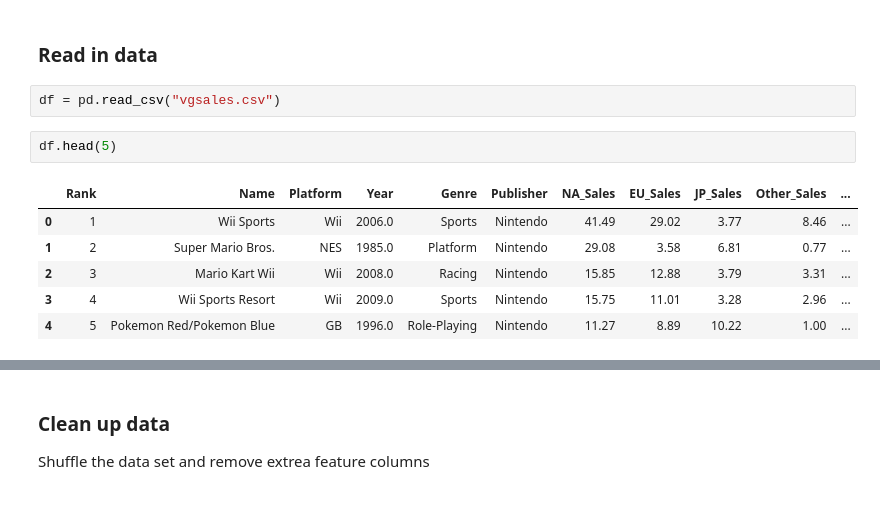
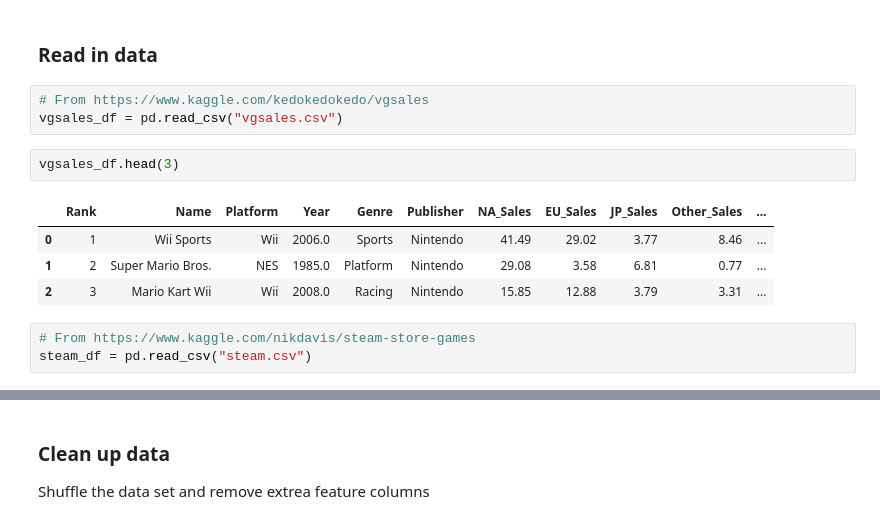
Before and after one commit to phxtho/VideoGameGenrePredictor, a Jupyter notebook: tensorflow/VideoGamesNLP.ipynb, the cells around one changed output, grey strips where cells are left out. Drawn from its saved outputs; the diff is of its cells as text.

```diff
--- a/tensorflow/VideoGamesNLP.ipynb
+++ b/tensorflow/VideoGamesNLP.ipynb
@@ -39,14 +39,16 @@ print(tf.__version__)
 ## Pre-processing
 # %% [markdown]
 ### Read in data
-# %%
-df = pd.read_csv("vgsales.csv")
-# %%
-df.head(5)
-# %% [output]
-|  | Rank | Name | Platform | Year | Genre | Publisher | NA_Sales | EU_Sales | JP_Sales | Other_Sales | ... |
-| 0 | 1 | Wii Sports | Wii | 2006.0 | Sports | Nintendo | 41.49 | 29.02 | 3.77 | 8.46 | ... |
-| 1 | 2 | Super Mario Bros. | NES | 1985.0 | Platform | Nintendo | 29.08 | 3.58 | 6.81 | 0.77 | ... |
-| 2 | 3 | Mario Kart Wii | Wii | 2008.0 | Racing | Nintendo | 15.85 | 12.88 | 3.79 | 3.31 | ... |
-| 3 | 4 | Wii Sports Resort | Wii | 2009.0 | Sports | Nintendo | 15.75 | 11.01 | 3.28 | 2.96 | ... |
-| 4 | 5 | Pokemon Red/Pokemon Blue | GB | 1996.0 | Role-Playing | Nintendo | 11.27 | 8.89 | 10.22 | 1.00 | ... |
+# %%
+# From https://www.kaggle.com/kedokedokedo/vgsales
+vgsales_df = pd.read_csv("vgsales.csv")
+# %%
+vgsales_df.head(3)
+# %% [output]
+|  | Rank | Name | Platform | Year | Genre | Publisher | NA_Sales | EU_Sales | JP_Sales | Other_Sales | ... |
+| 0 | 1 | Wii Sports | Wii | 2006.0 | Sports | Nintendo | 41.49 | 29.02 | 3.77 | 8.46 | ... |
+| 1 | 2 | Super Mario Bros. | NES | 1985.0 | Platform | Nintendo | 29.08 | 3.58 | 6.81 | 0.77 | ... |
+| 2 | 3 | Mario Kart Wii | Wii | 2008.0 | Racing | Nintendo | 15.85 | 12.88 | 3.79 | 3.31 | ... |
+# %%
+# From https://www.kaggle.com/nikdavis/steam-store-games
+steam_df = pd.read_csv("steam.csv")
```
Also changed, not shown: parts of 27 cells of this notebook.
